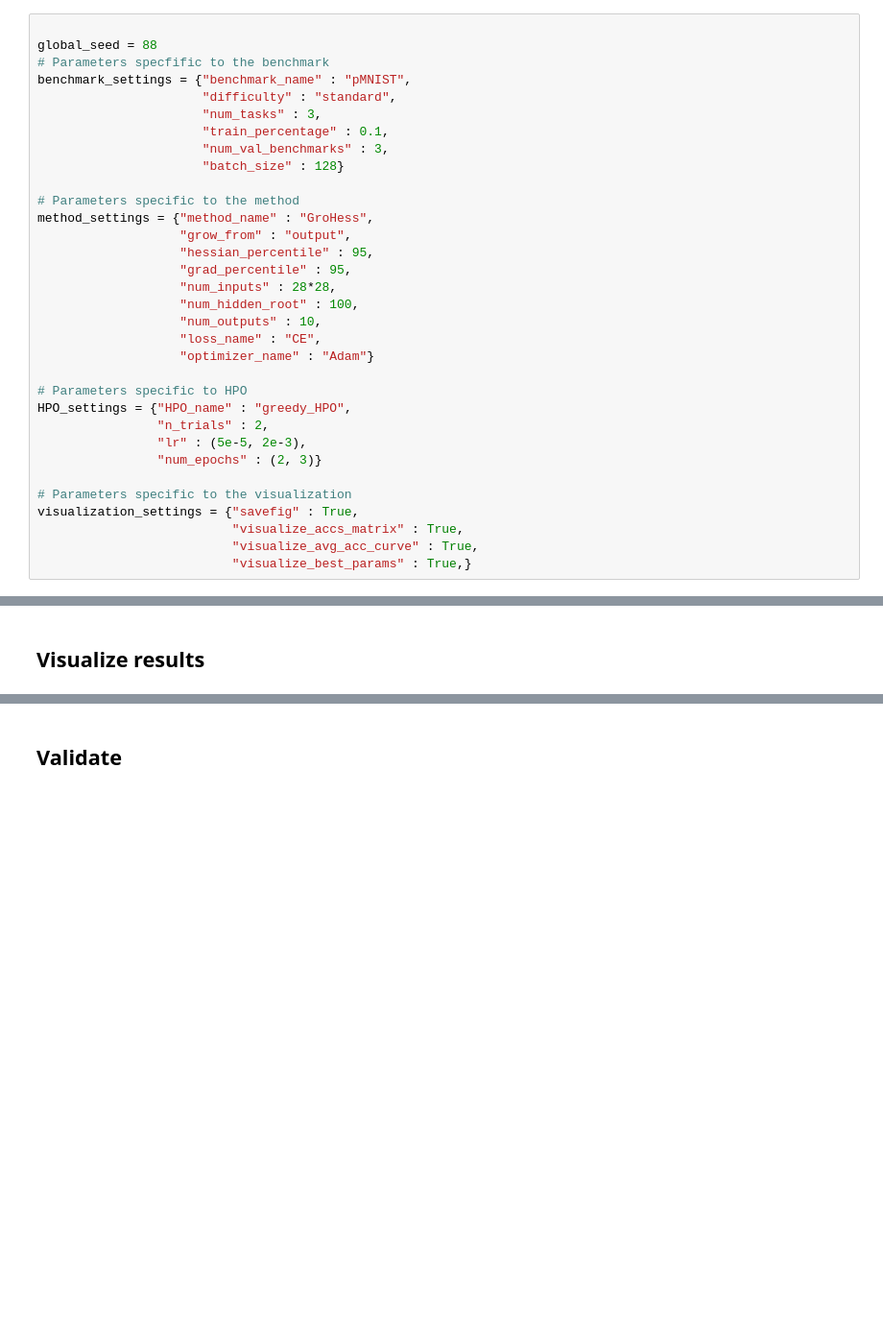
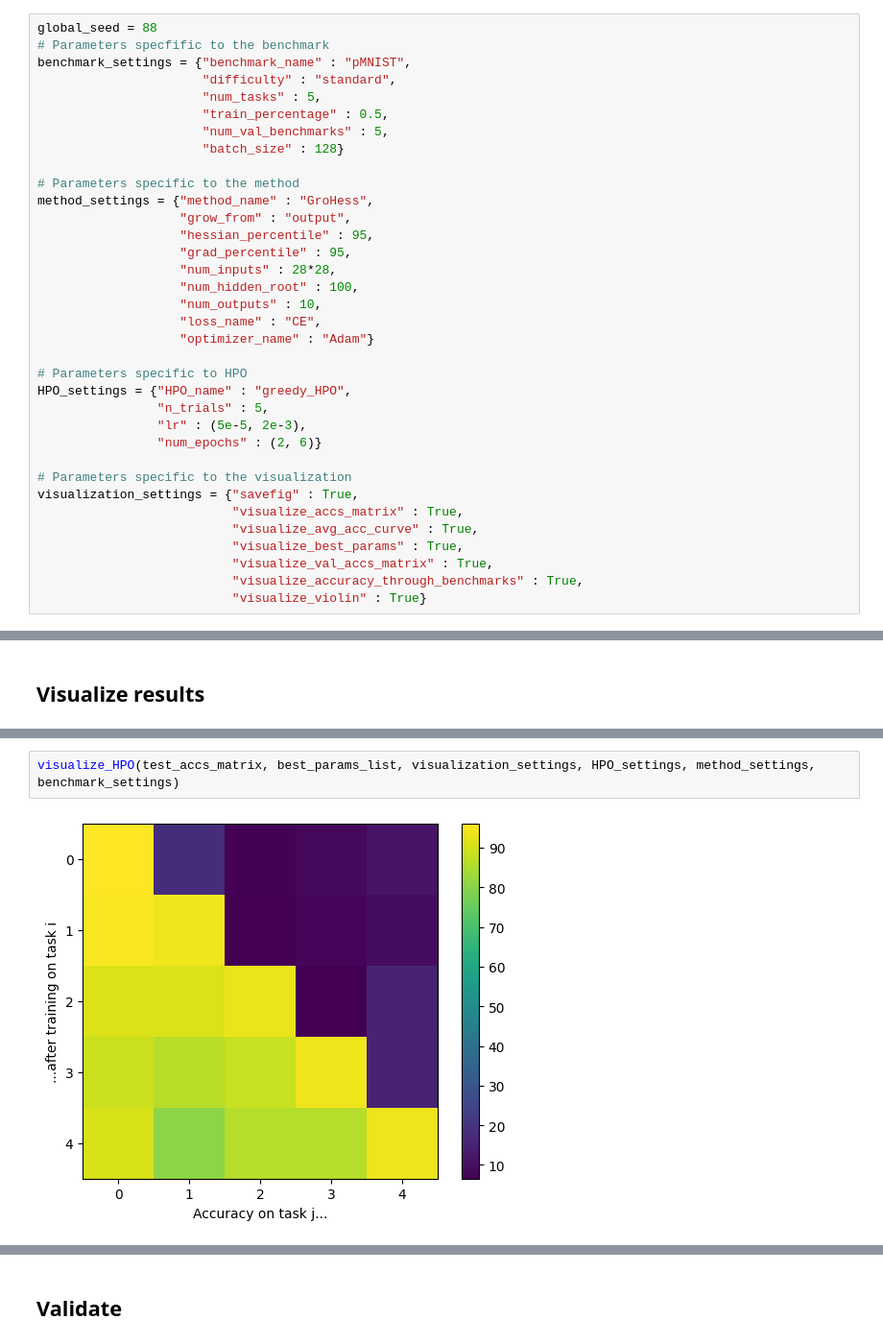
Before and after one commit to Mathisnplus1/Master-Thesis, a Jupyter notebook: Workspace/Core work/runnable_HPO.ipynb, the cells around one changed output, grey strips where cells are left out. Shown at 96% size. Saved outputs shown, nothing was run; the diff lists cells and outputs as text; blank space fills up the shorter version.

```diff
--- a/Workspace/Core work/runnable_HPO.ipynb
+++ b/Workspace/Core work/runnable_HPO.ipynb
@@ -2,14 +2,13 @@
 # Comment the following cell if running through the command :
 # papermill runnable_HPO.ipynb executed_HPO.ipynb -f params_for_HPO.yaml --kernel jupyter.jax_env
 # %%
-
 global_seed = 88
 # Parameters specfific to the benchmark
 benchmark_settings = {"benchmark_name" : "pMNIST",
                       "difficulty" : "standard",
-                      "num_tasks" : 3,
-                      "train_percentage" : 0.1,
-                      "num_val_benchmarks" : 3,
+                      "num_tasks" : 5,
+                      "train_percentage" : 0.5,
+                      "num_val_benchmarks" : 5,
                       "batch_size" : 128}
 
 # Parameters specific to the method
@@ -25,15 +24,18 @@ method_settings = {"method_name" : "GroHess",
 
 # Parameters specific to HPO
 HPO_settings = {"HPO_name" : "greedy_HPO",
-                "n_trials" : 2,
+                "n_trials" : 5,
                 "lr" : (5e-5, 2e-3),
-                "num_epochs" : (2, 3)}
+                "num_epochs" : (2, 6)}
 
 # Parameters specific to the visualization
 visualization_settings = {"savefig" : True,
                           "visualize_accs_matrix" : True,
                           "visualize_avg_acc_curve" : True,
-                          "visualize_best_params" : True,}
+                          "visualize_best_params" : True,
+                          "visualize_val_accs_matrix" : True,
+                          "visualize_accuracy_through_benchmarks" : True,
+                          "visualize_violin" : True}
 # %%
 import sys
 import os
@@ -119,0 +113,4 @@ for key, boolean in visualization_settings.items() :
+# %%
+visualize_HPO(test_accs_matrix, best_params_list, visualization_settings, HPO_settings, method_settings, benchmark_settings)
+# %% [output]
+[figure, added]
```
Also changed, not shown: parts of 13 cells of this notebook, 48 other files.
